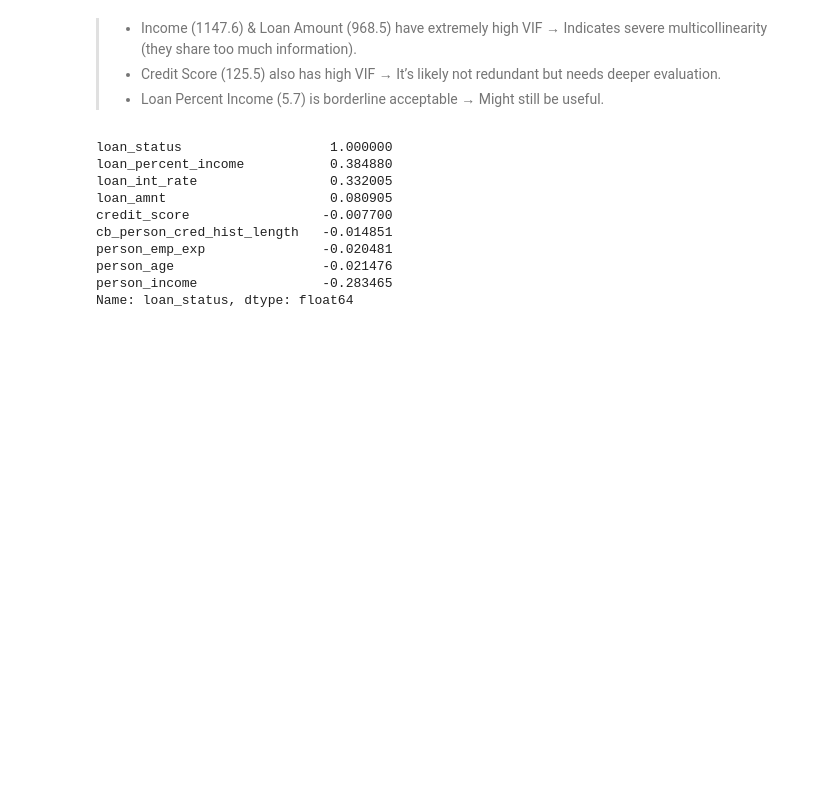
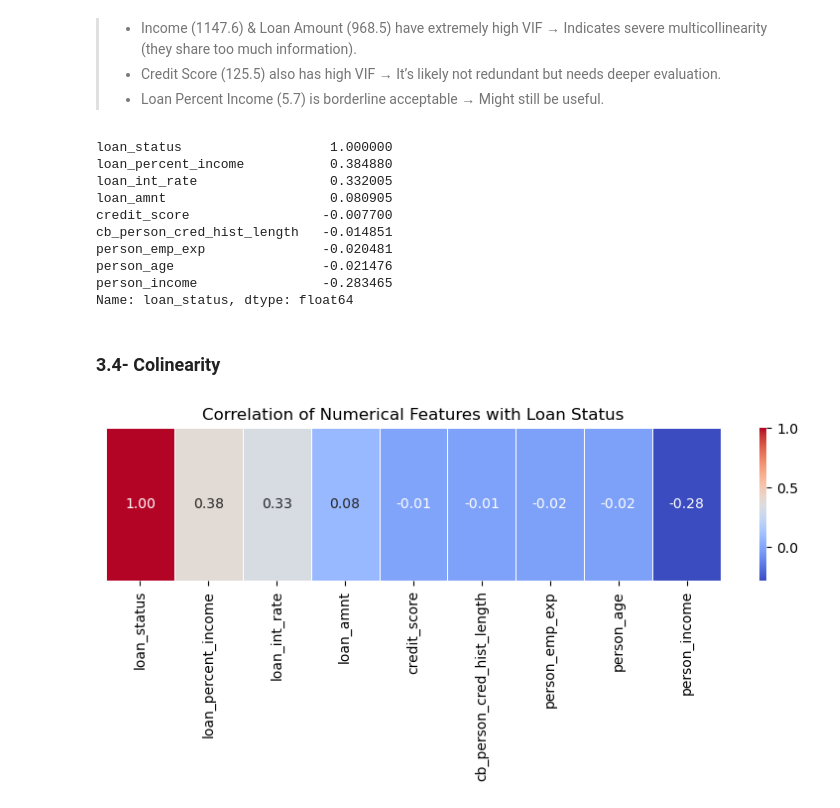
Before and after one commit to khan-asim-88/Loan-Approval-Prediction-Using-Machine-Learning, a Jupyter notebook: Loan_Approval_Prediction.ipynb, the cells around one changed output. Drawn from its saved outputs; the diff is of its cells as text; code cells hidden in the pictures; blank space fills up the shorter version.

```diff
--- a/Loan_Approval_Prediction.ipynb
+++ b/Loan_Approval_Prediction.ipynb
@@ -568,3 +568,17 @@ person_emp_exp               -0.020481
 person_age                   -0.021476
 person_income                -0.283465
 Name: loan_status, dtype: float64
+# %% [markdown]
+### 3.4- Colinearity
+# %%
+# Convert correlation values to a DataFrame and transpose for horizontal heatmap
+corr_with_target = loan_status_corr.to_frame().T  # Transpose to make it horizontal
+
+# Plot heatmap
+plt.figure(figsize=(10, 2))  # Adjust width & height
+sns.heatmap(corr_with_target, annot=True, cmap='coolwarm', fmt=".2f", linewidths=0.5)
+plt.title("Correlation of Numerical Features with Loan Status")
+plt.yticks([])  # Remove y-axis labels for cleaner look
+plt.show()
+# %% [output]
+[figure, added]
```
Also changed, not shown: parts of 9 cells of this notebook.
